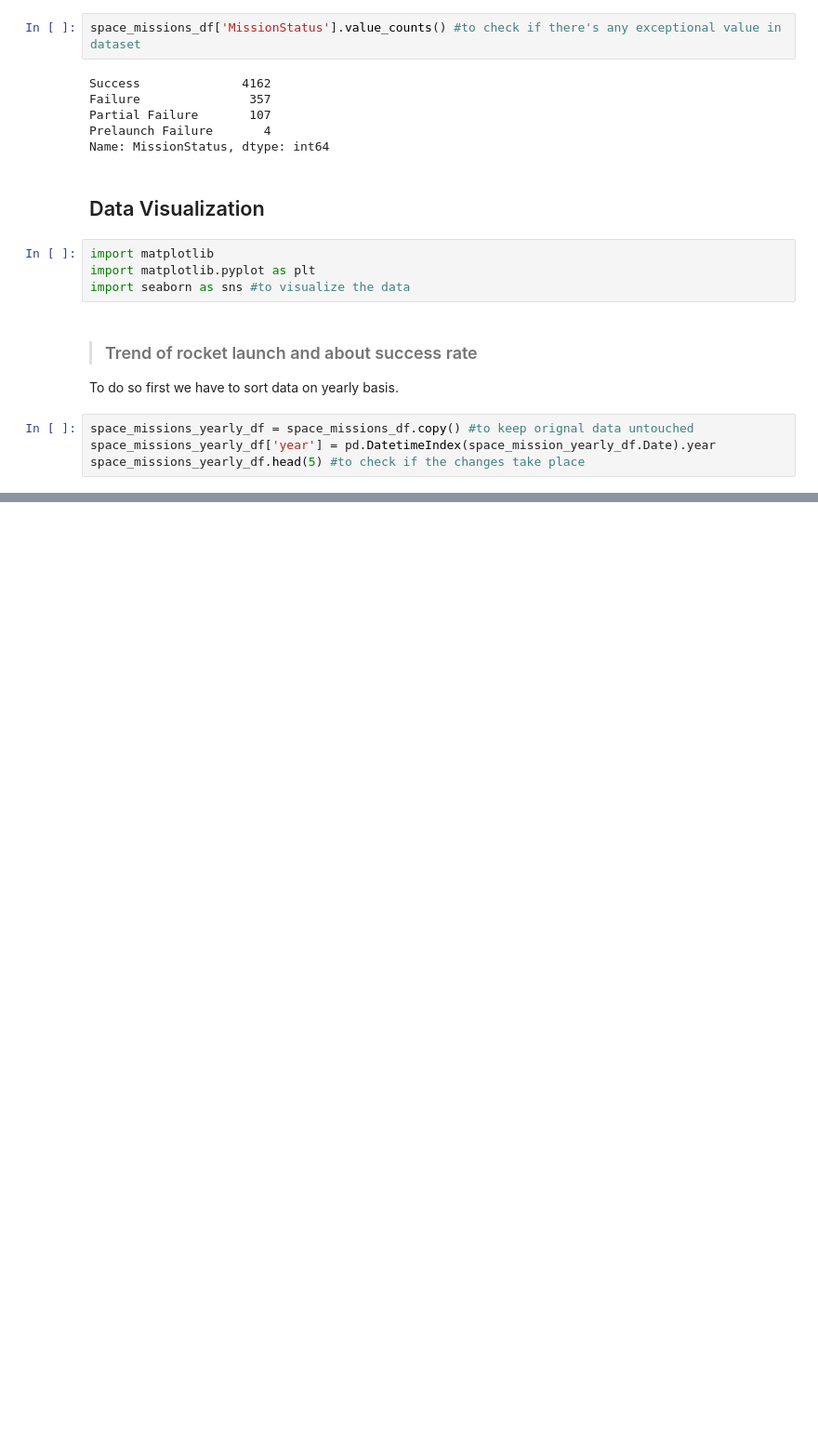
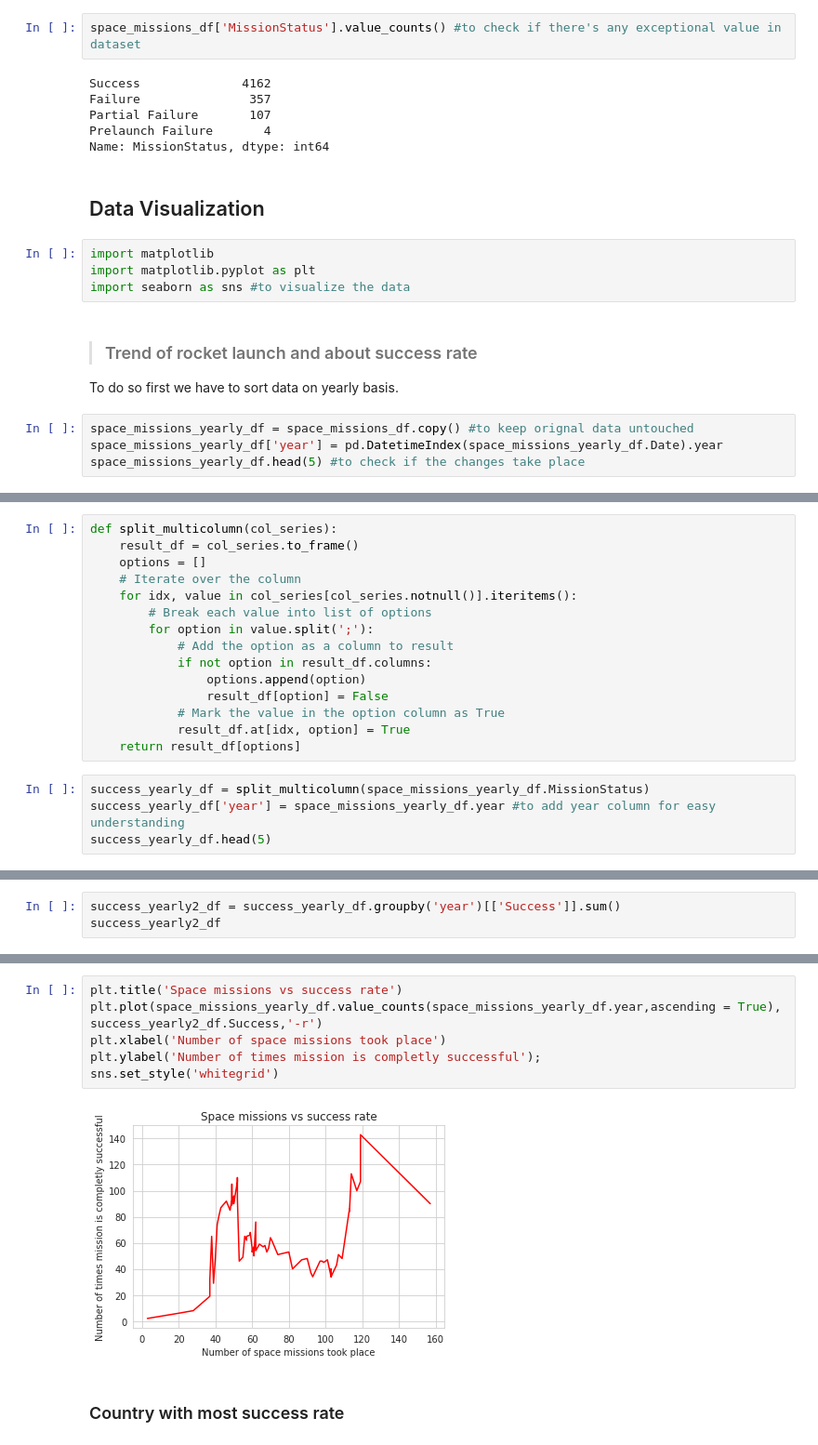
Before and after one commit to Jappreet-Singh/Jappreet-Singh, a Jupyter notebook: space-missions.ipynb, the cells around one changed output, grey strips where cells are left out. Shown: that part at 93% size. Cells and saved outputs as stored; diff of their text form; blank space fills up the shorter version.

Commit message:
Kaggle Notebook | space_missions | Version 3

```diff
--- a/space-missions.ipynb
+++ b/space-missions.ipynb
@@ -139,7 +139,7 @@ import seaborn as sns #to visualize the data
 To do so first we have to sort data on yearly basis.
 # %%
 space_missions_yearly_df = space_missions_df.copy() #to keep orignal data untouched
-space_missions_yearly_df['year'] = pd.DatetimeIndex(space_mission_yearly_df.Date).year
+space_missions_yearly_df['year'] = pd.DatetimeIndex(space_missions_yearly_df.Date).year
 space_missions_yearly_df.head(5) #to check if the changes take place
 # %% [output]
 |  | Company | Location | Date | Rocket | Mission | RocketStatus | MissionStatus | year |
@@ -160,0 +167,19 @@ dtype: int64
+# %%
+def split_multicolumn(col_series):
+    result_df = col_series.to_frame()
+    options = []
+    # Iterate over the column
+    for idx, value in col_series[col_series.notnull()].iteritems():
+        # Break each value into list of options
+        for option in value.split(';'):
+            # Add the option as a column to result
+            if not option in result_df.columns:
+                options.append(option)
+                result_df[option] = False
+            # Mark the value in the option column as True
+            result_df.at[idx, option] = True
+    return result_df[options]
+# %%
+success_yearly_df = split_multicolumn(space_missions_yearly_df.MissionStatus)
+success_yearly_df['year'] = space_missions_yearly_df.year #to add year column for easy understanding
+success_yearly_df.head(5)
@@ -160,0 +193,3 @@ dtype: int64
+# %%
+success_yearly2_df = success_yearly_df.groupby('year')[['Success']].sum()
+success_yearly2_df
@@ -160,0 +211,10 @@ dtype: int64
+# %%
+plt.title('Space missions vs success rate')
+plt.plot(space_missions_yearly_df.value_counts(space_missions_yearly_df.year,ascending = True), success_yearly2_df.Success,'-r')
+plt.xlabel('Number of space missions took place')
+plt.ylabel('Number of times mission is completly successful');
+sns.set_style('whitegrid')
+# %% [output]
+[figure, added]
+# %% [markdown]
+### Country with most success rate
```
Also changed, not shown: parts of 6 cells of this notebook.
